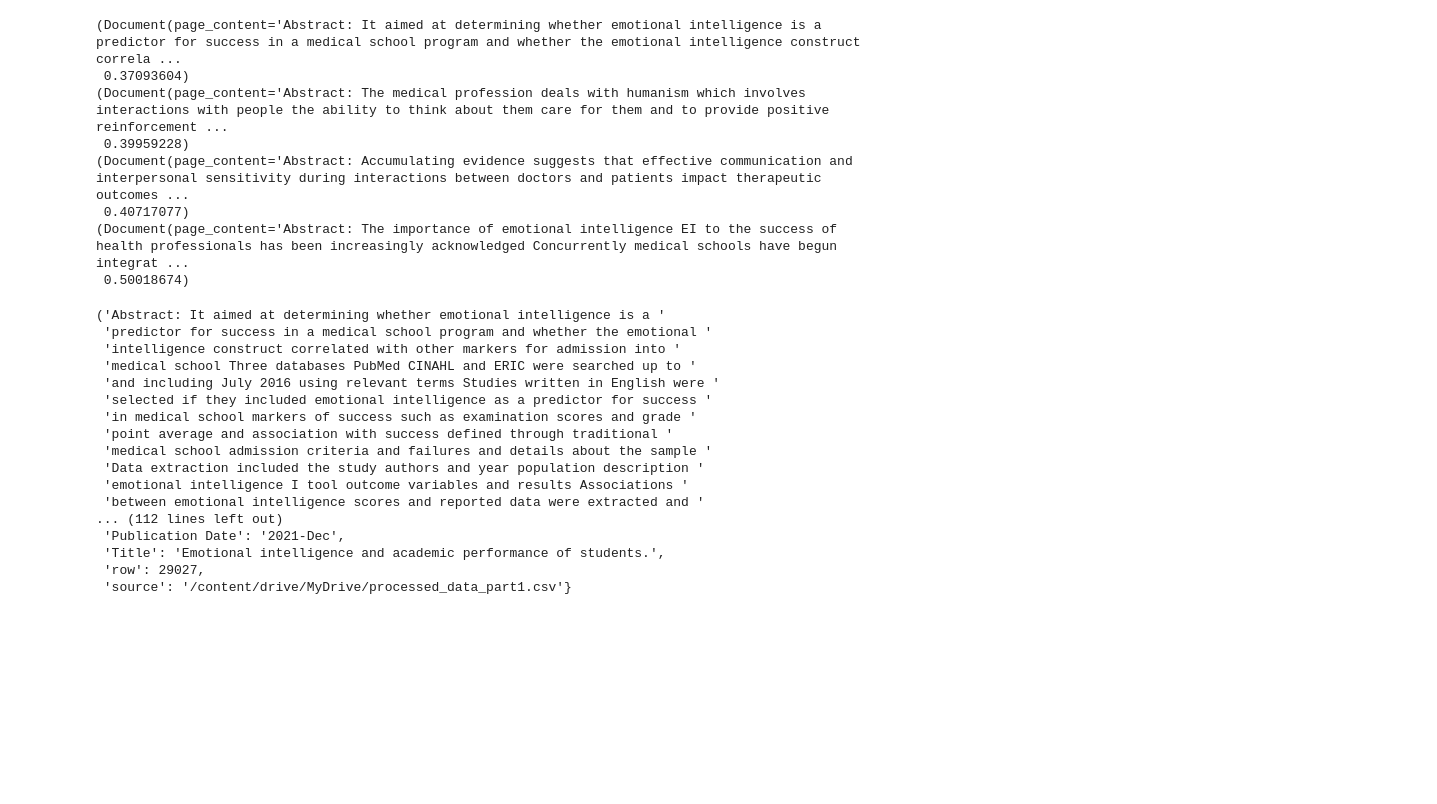
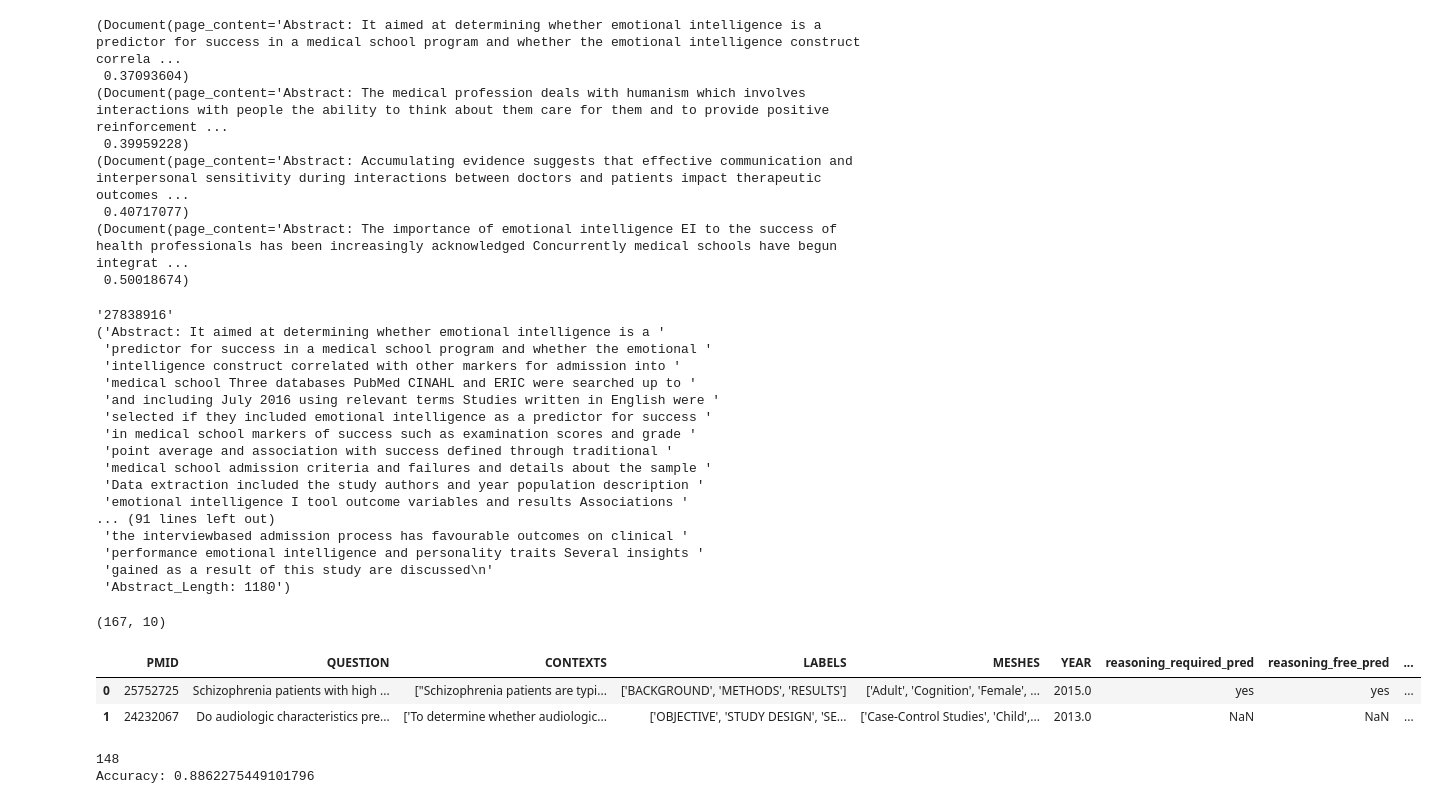
Before and after one commit to Matteo-Malve/RAGMedAssist-INLPT-WS2023, a Jupyter notebook: project/retrieval/evaluate_embeddings.ipynb, the cells around one changed output. Drawn from its saved outputs; the diff is of its cells as text; code cells hidden in the pictures; blank space fills up the shorter version.

Commit message:
Add first accuracy computation

```diff
--- a/project/retrieval/evaluate_embeddings.ipynb
+++ b/project/retrieval/evaluate_embeddings.ipynb
@@ -215,13 +215,14 @@ for doc in docs_and_scores:
 (Document(page_content='Abstract: The importance of emotional intelligence EI to the success of health professionals has been increasingly acknowledged Concurrently medical schools have begun integrat ...
  0.50018674)
 # %%
-retriever = db.as_retriever(search_type="mmr", search_kwargs={"k": 5})
+retriever = db.as_retriever(search_type="similarity", search_kwargs={"k": 5})
 docs = retriever.get_relevant_documents(query)
 
 for doc in docs:
+  pprint.pprint(doc.metadata['PMID'])
   pprint.pprint(doc.page_content)
-  pprint.pprint(doc.metadata)
 # %% [output]
+'27838916'
 ('Abstract: It aimed at determining whether emotional intelligence is a '
  'predictor for success in a medical school program and whether the emotional '
  'intelligence construct correlated with other markers for admission into '
@@ -233,9 +234,45 @@ for doc in docs:
  'medical school admission criteria and failures and details about the sample '
  'Data extraction included the study authors and year population description '
  'emotional intelligence I tool outcome variables and results Associations '
- 'between emotional intelligence scores and reported data were extracted and '
-... (112 lines left out)
- 'Publication Date': '2021-Dec',
- 'Title': 'Emotional intelligence and academic performance of students.',
- 'row': 29027,
- 'source': '/content/drive/MyDrive/processed_data_part1.csv'}
+... (91 lines left out)
+ 'the interviewbased admission process has favourable outcomes on clinical '
+ 'performance emotional intelligence and personality traits Several insights '
+ 'gained as a result of this study are discussed\n'
+ 'Abstract_Length: 1180')
+# %%
+# Read in eval data
+eval_data = pd.read_csv('/content/drive/MyDrive/questions_answers.csv')
+eval_data.rename(columns={eval_data.columns[0]: 'PMID'}, inplace=True)
+
+print(eval_data.shape)
+eval_data.head(2)
+# %% [output]
+(167, 10)
+|  | PMID | QUESTION | CONTEXTS | LABELS | MESHES | YEAR | reasoning_required_pred | reasoning_free_pred | ... |
+| 0 | 25752725 | Schizophrenia patients with high ... | ["Schizophrenia patients are typi... | ['BACKGROUND', 'METHODS', 'RESULTS'] | ['Adult', 'Cognition', 'Female', ... | 2015.0 | yes | yes | ... |
+| 1 | 24232067 | Do audiologic characteristics pre... | ['To determine whether audiologic... | ['OBJECTIVE', 'STUDY DESIGN', 'SE... | ['Case-Control Studies', 'Child',... | 2013.0 | NaN | NaN | ... |
+# %%
+retriever = db.as_retriever(search_type="similarity", search_kwargs={"k": 5})
+
+gold_pmids = eval_data['PMID'].to_list()
+eval_queries = eval_data['QUESTION'].to_list()
+
+matches = 0
+
+for query, gold_label in zip(eval_queries, gold_pmids):
+  top_10_results = retriever.get_relevant_documents(query)
+
+  retrieved_pmids = [int(result.metadata['PMID']) for result in top_10_results]
+
+  if gold_label in retrieved_pmids:
+        matches += 1
+
+print(matches)
+
+# Compute accuracy
+accuracy = matches / len(eval_queries)
+
+print("Accuracy:", accuracy)
+# %% [output]
+148
+Accuracy: 0.8862275449101796
```
Also changed, not shown: parts of 2 cells of this notebook.
